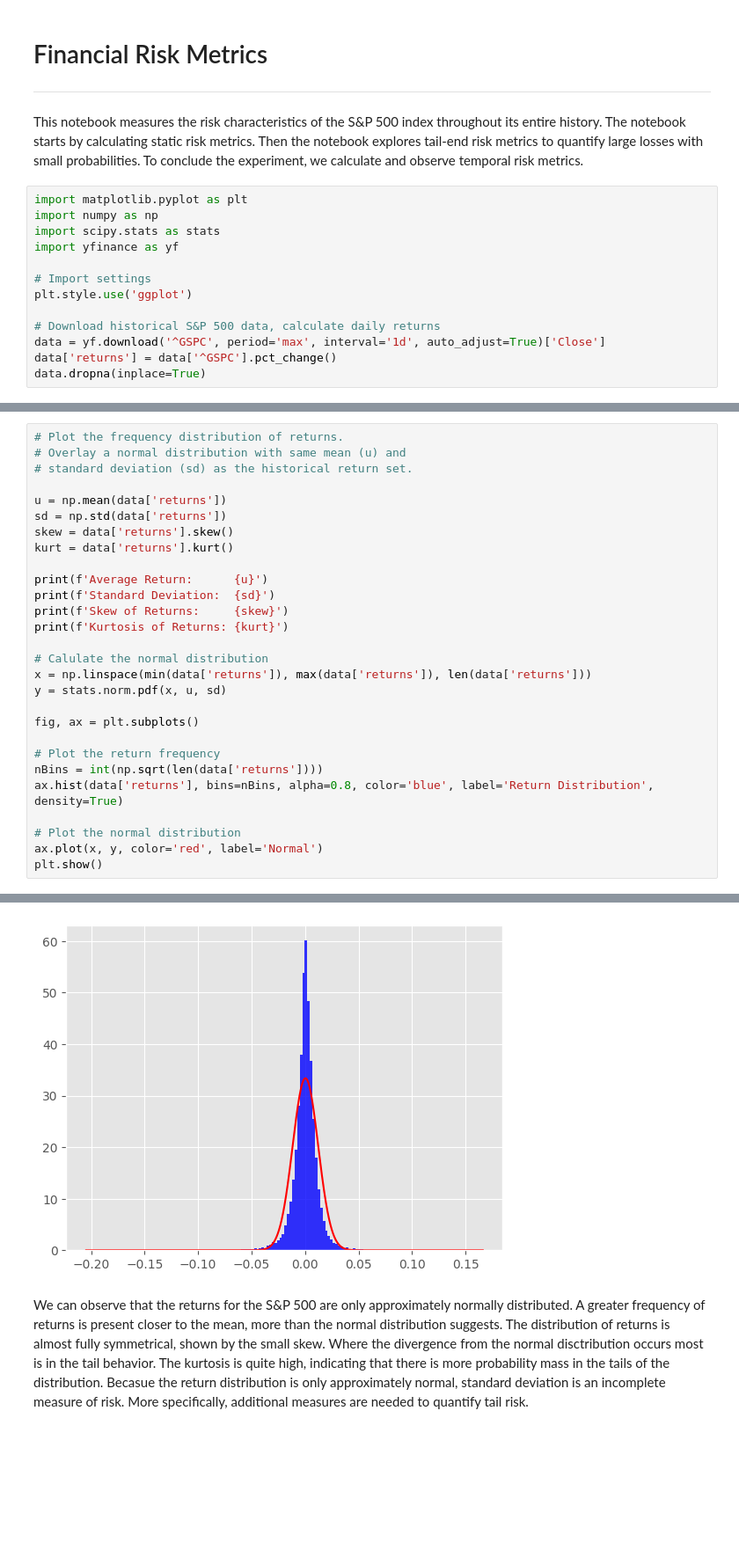
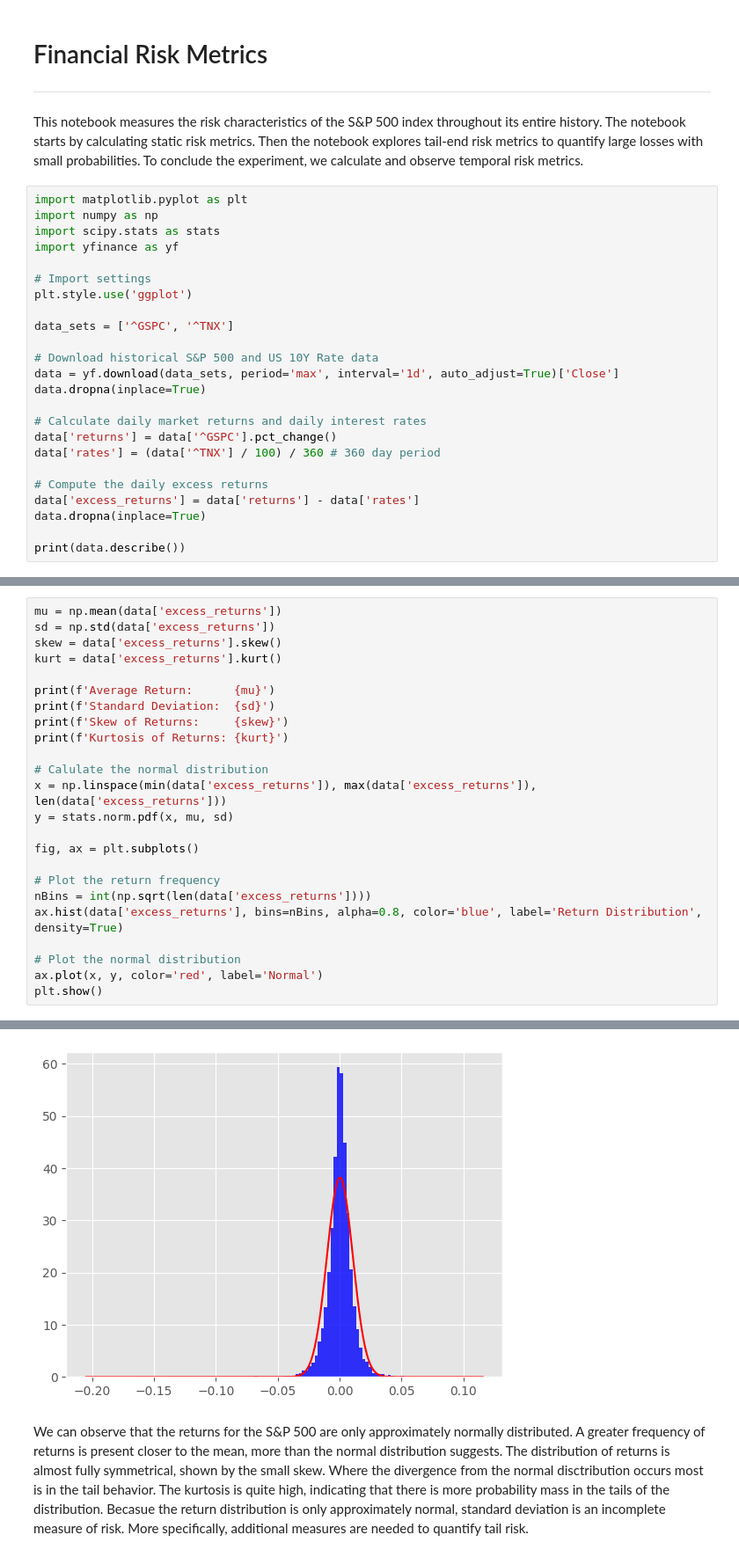
Before and after one commit to tzabcoder/QuantitativeFinance, a Jupyter notebook: Risk/risk_measures.ipynb, the cells around one changed output, grey strips where cells are left out. Shown at 88% size. Cells and saved outputs as stored; diff of their text form; blank space fills up the shorter version.

```diff
--- a/Risk/risk_measures.ipynb
+++ b/Risk/risk_measures.ipynb
@@ -11,8 +11,19 @@ import yfinance as yf
 # Import settings
 plt.style.use('ggplot')
 
-# Download historical S&P 500 data, calculate daily returns
-data = yf.download('^GSPC', period='max', interval='1d', auto_adjust=True)['Close']
+data_sets = ['^GSPC', '^TNX']
+
+# Download historical S&P 500 and US 10Y Rate data
+data = yf.download(data_sets, period='max', interval='1d', auto_adjust=True)['Close']
+data.dropna(inplace=True)
+
+# Calculate daily market returns and daily interest rates
 data['returns'] = data['^GSPC'].pct_change()
+data['rates'] = (data['^TNX'] / 100) / 360 # 360 day period
+
+# Compute the daily excess returns
+data['excess_returns'] = data['returns'] - data['rates']
 data.dropna(inplace=True)
+
+print(data.describe())
 # %% [output]
@@ -20,27 +40,23 @@ data.dropna(inplace=True)
 # %%
-# Plot the frequency distribution of returns.
-# Overlay a normal distribution with same mean (u) and
-# standard deviation (sd) as the historical return set.
+mu = np.mean(data['excess_returns'])
+sd = np.std(data['excess_returns'])
+skew = data['excess_returns'].skew()
+kurt = data['excess_returns'].kurt()
 
-u = np.mean(data['returns'])
-sd = np.std(data['returns'])
-skew = data['returns'].skew()
-kurt = data['returns'].kurt()
-
-print(f'Average Return:      {u}')
+print(f'Average Return:      {mu}')
 print(f'Standard Deviation:  {sd}')
 print(f'Skew of Returns:     {skew}')
 print(f'Kurtosis of Returns: {kurt}')
 
 # Calulate the normal distribution
-x = np.linspace(min(data['returns']), max(data['returns']), len(data['returns']))
-y = stats.norm.pdf(x, u, sd)
+x = np.linspace(min(data['excess_returns']), max(data['excess_returns']), len(data['excess_returns']))
+y = stats.norm.pdf(x, mu, sd)
 
 fig, ax = plt.subplots()
 
 # Plot the return frequency
-nBins = int(np.sqrt(len(data['returns'])))
-ax.hist(data['returns'], bins=nBins, alpha=0.8, color='blue', label='Return Distribution', density=True)
+nBins = int(np.sqrt(len(data['excess_returns'])))
+ax.hist(data['excess_returns'], bins=nBins, alpha=0.8, color='blue', label='Return Distribution', density=True)
 
 # Plot the normal distribution
 ax.plot(x, y, color='red', label='Normal')
@@ -53,4 +69,4 @@ Kurtosis of Returns: 17.228315444451148
-[figure, old version]
+[figure, new version]
 # %% [markdown]
 We can observe that the returns for the S&P 500 are only approximately normally distributed. A greater frequency of returns is present closer to the mean, more than the normal distribution suggests. The distribution of returns is almost fully symmetrical, shown by the small skew. Where the divergence from the normal disctribution occurs most is in the tail behavior. The kurtosis is quite high, indicating that there is more probability mass in the tails of the distribution. Becasue the return distribution is only approximately normal, standard deviation is an incomplete measure of risk. More specifically, additional measures are needed to quantify tail risk.
 # %%
```
Also changed, not shown: parts of 18 cells of this notebook.
